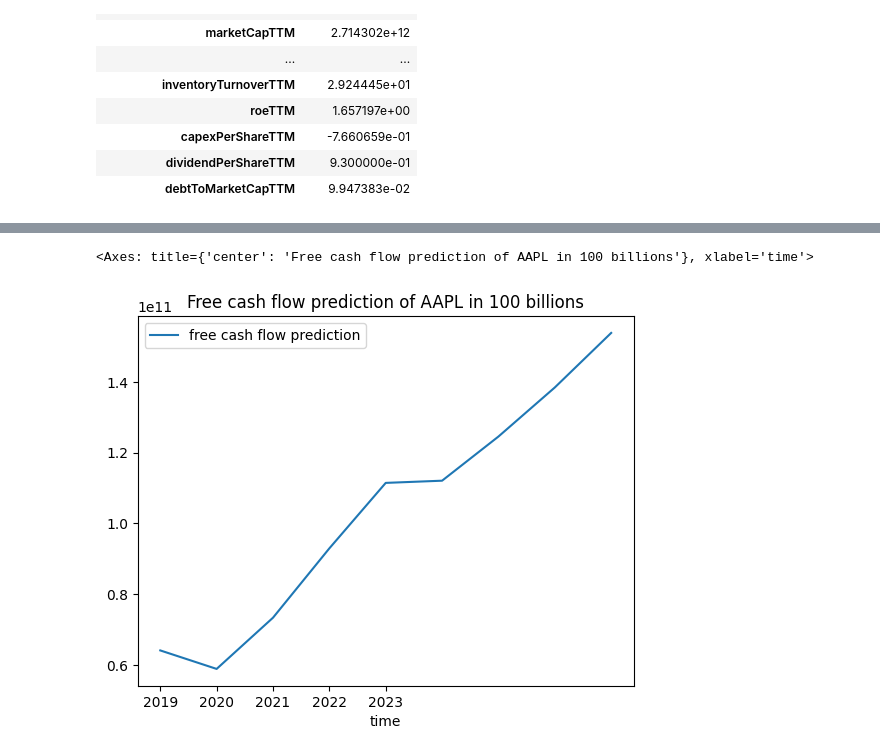
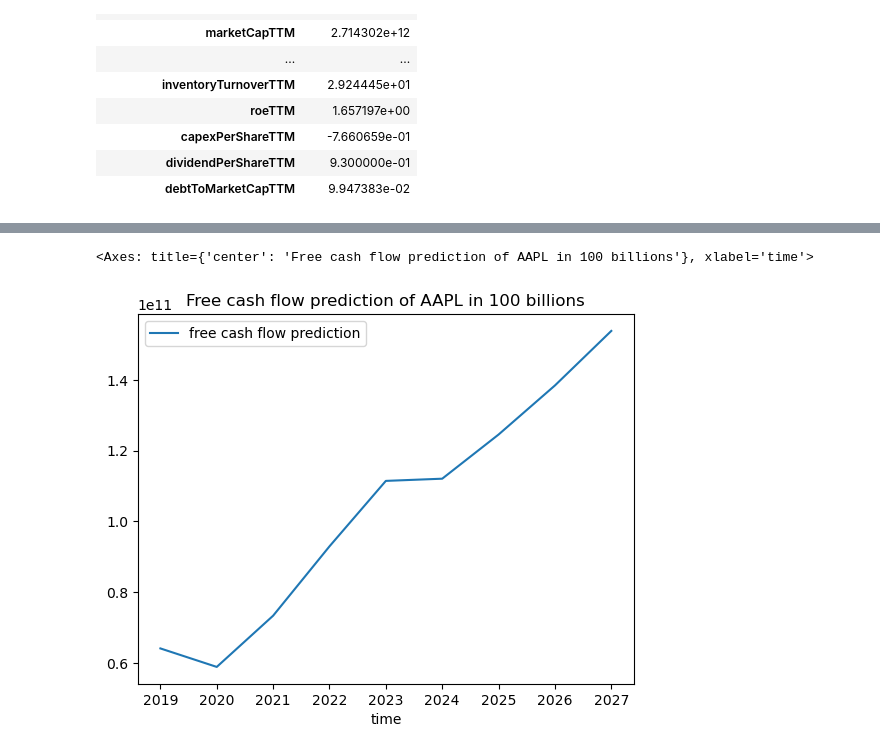
Before and after one commit to mikecai020418/Equity-PriceAnalysis, a Jupyter notebook: project.ipynb, the cells around one changed output, grey strips where cells are left out. Saved outputs shown, nothing was run; the diff lists cells and outputs as text; code cells hidden in the pictures.

```diff
--- a/project.ipynb
+++ b/project.ipynb
@@ -480,7 +481,7 @@ for i in range(0,prediction_time):
     Back_Up_Free_Cash_Flow.append(c)
 # %%
 df_future_free_cash_flow=pd.DataFrame({'time':list3,'free cash flow prediction':Free_Cash_Flow_list1})
-df_future_free_cash_flow.plot(x='time',y='free cash flow prediction',xticks = time_list, title = f'Free cash flow prediction of {ticker} in 100 billions')
+df_future_free_cash_flow.plot(x='time',y='free cash flow prediction',xticks = list3, title = f'Free cash flow prediction of {ticker} in 100 billions')
 # %% [output]
 <Axes: title={'center': 'Free cash flow prediction of AAPL in 100 billions'}, xlabel='time'>
-[figure, old version]
+[figure, new version]
```
Also changed, not shown: parts of 3 cells of this notebook.
